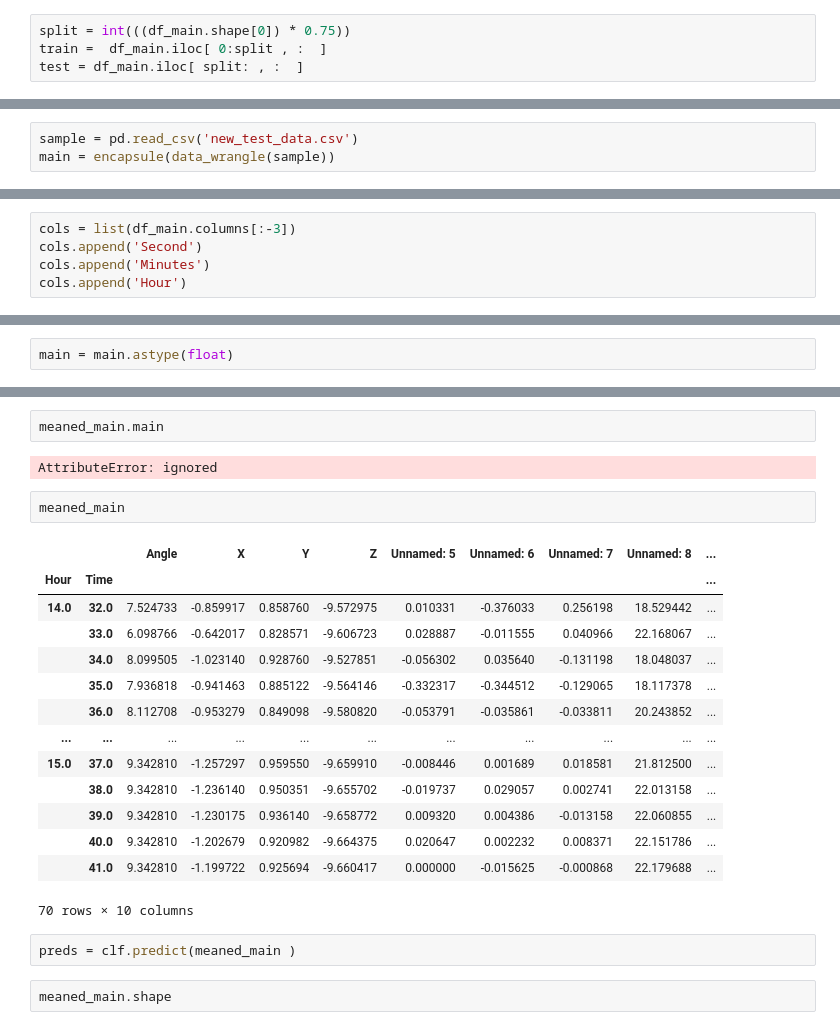
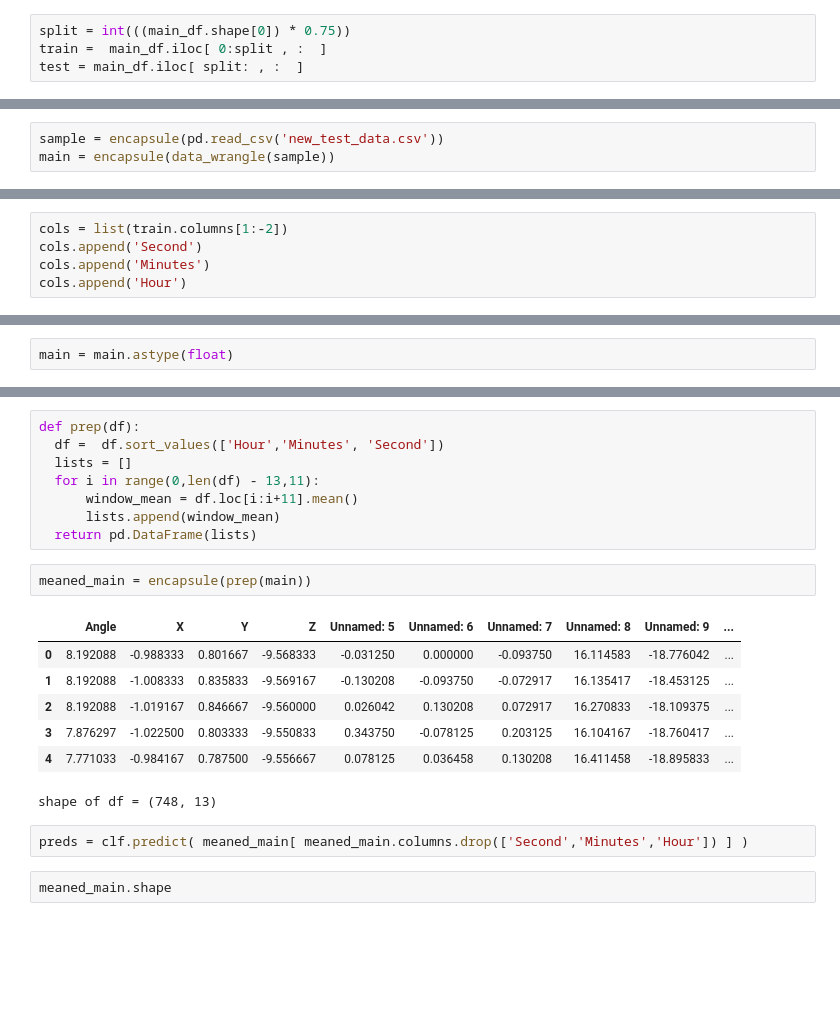
Before and after one commit to ArvindReddyC/Sord_analysis, a Jupyter notebook: newModel.ipynb, the cells around one changed output, grey strips where cells are left out. Saved outputs shown, nothing was run; the diff lists cells and outputs as text; blank space fills up the shorter version.

```diff
--- a/newModel.ipynb
+++ b/newModel.ipynb
@@ -571,5 +634,5 @@ df_main
 # %%
-split = int(((df_main.shape[0]) * 0.75))
-train =  df_main.iloc[ 0:split , :  ]
-test = df_main.iloc[ split: , :  ]
+split = int(((main_df.shape[0]) * 0.75))
+train =  main_df.iloc[ 0:split , :  ]
+test = main_df.iloc[ split: , :  ]
 # %%
@@ -609,6 +686,6 @@ min value in Angle = 33.183928571428574
 # %% [markdown]
 ### Testing on the new set
 # %%
-sample = pd.read_csv('new_test_data.csv')
+sample = encapsule(pd.read_csv('new_test_data.csv'))
 main = encapsule(data_wrangle(sample))
 # %% [output]
@@ -636,5 +717,5 @@ main['Time'].value_counts()
 # %%
-cols = list(df_main.columns[:-3])
+cols = list(train.columns[1:-2])
 cols.append('Second')
 cols.append('Minutes')
 cols.append('Hour')
@@ -700,26 +792,23 @@ meaned_main =  main.groupby(['Hour','Time']).mean()
+# %%
+def prep(df):
+  df =  df.sort_values(['Hour','Minutes', 'Second'])
+  lists = []
+  for i in range(0,len(df) - 13,11):
+      window_mean = df.loc[i:i+11].mean()
+      lists.append(window_mean)
+  return pd.DataFrame(lists)
 # %%
-meaned_main.main
+meaned_main = encapsule(prep(main))
 # %% [output]
+|  | Angle | X | Y | Z | Unnamed: 5 | Unnamed: 6 | Unnamed: 7 | Unnamed: 8 | Unnamed: 9 | ... |
+| 0 | 8.192088 | -0.988333 | 0.801667 | -9.568333 | -0.031250 | 0.000000 | -0.093750 | 16.114583 | -18.776042 | ... |
+| 1 | 8.192088 | -1.008333 | 0.835833 | -9.569167 | -0.130208 | -0.093750 | -0.072917 | 16.135417 | -18.453125 | ... |
+| 2 | 8.192088 | -1.019167 | 0.846667 | -9.560000 | 0.026042 | 0.130208 | 0.072917 | 16.270833 | -18.109375 | ... |
+| 3 | 7.876297 | -1.022500 | 0.803333 | -9.550833 | 0.343750 | -0.078125 | 0.203125 | 16.104167 | -18.760417 | ... |
+| 4 | 7.771033 | -0.984167 | 0.787500 | -9.556667 | 0.078125 | 0.036458 | 0.130208 | 16.411458 | -18.895833 | ... |
-AttributeError: ignored
+shape of df = (748, 13)
-# %%
-meaned_main
-# %% [output]
-|  |  | Angle | X | Y | Z | Unnamed: 5 | Unnamed: 6 | Unnamed: 7 | Unnamed: 8 | ... |
-| Hour | Time |  |  |  |  |  |  |  |  | ... |
-| 14.0 | 32.0 | 7.524733 | -0.859917 | 0.858760 | -9.572975 | 0.010331 | -0.376033 | 0.256198 | 18.529442 | ... |
-|  | 33.0 | 6.098766 | -0.642017 | 0.828571 | -9.606723 | 0.028887 | -0.011555 | 0.040966 | 22.168067 | ... |
-|  | 34.0 | 8.099505 | -1.023140 | 0.928760 | -9.527851 | -0.056302 | 0.035640 | -0.131198 | 18.048037 | ... |
-|  | 35.0 | 7.936818 | -0.941463 | 0.885122 | -9.564146 | -0.332317 | -0.344512 | -0.129065 | 18.117378 | ... |
-|  | 36.0 | 8.112708 | -0.953279 | 0.849098 | -9.580820 | -0.053791 | -0.035861 | -0.033811 | 20.243852 | ... |
-| ... | ... | ... | ... | ... | ... | ... | ... | ... | ... | ... |
-| 15.0 | 37.0 | 9.342810 | -1.257297 | 0.959550 | -9.659910 | -0.008446 | 0.001689 | 0.018581 | 21.812500 | ... |
-|  | 38.0 | 9.342810 | -1.236140 | 0.950351 | -9.655702 | -0.019737 | 0.029057 | 0.002741 | 22.013158 | ... |
-|  | 39.0 | 9.342810 | -1.230175 | 0.936140 | -9.658772 | 0.009320 | 0.004386 | -0.013158 | 22.060855 | ... |
-|  | 40.0 | 9.342810 | -1.202679 | 0.920982 | -9.664375 | 0.020647 | 0.002232 | 0.008371 | 22.151786 | ... |
-|  | 41.0 | 9.342810 | -1.199722 | 0.925694 | -9.660417 | 0.000000 | -0.015625 | -0.000868 | 22.179688 | ... |
-70 rows × 10 columns
 # %%
-preds = clf.predict(meaned_main )
+preds = clf.predict( meaned_main[ meaned_main.columns.drop(['Second','Minutes','Hour']) ] )
 # %%
 meaned_main.shape
 # %% [output]
```
Also changed, not shown: parts of 56 cells of this notebook.
